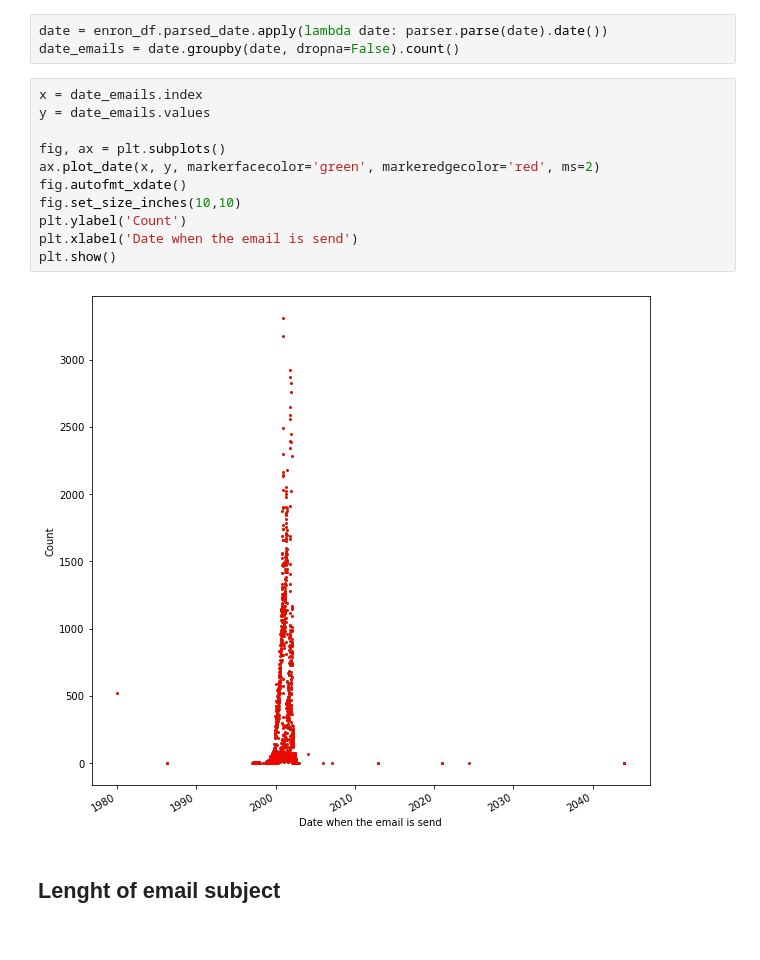
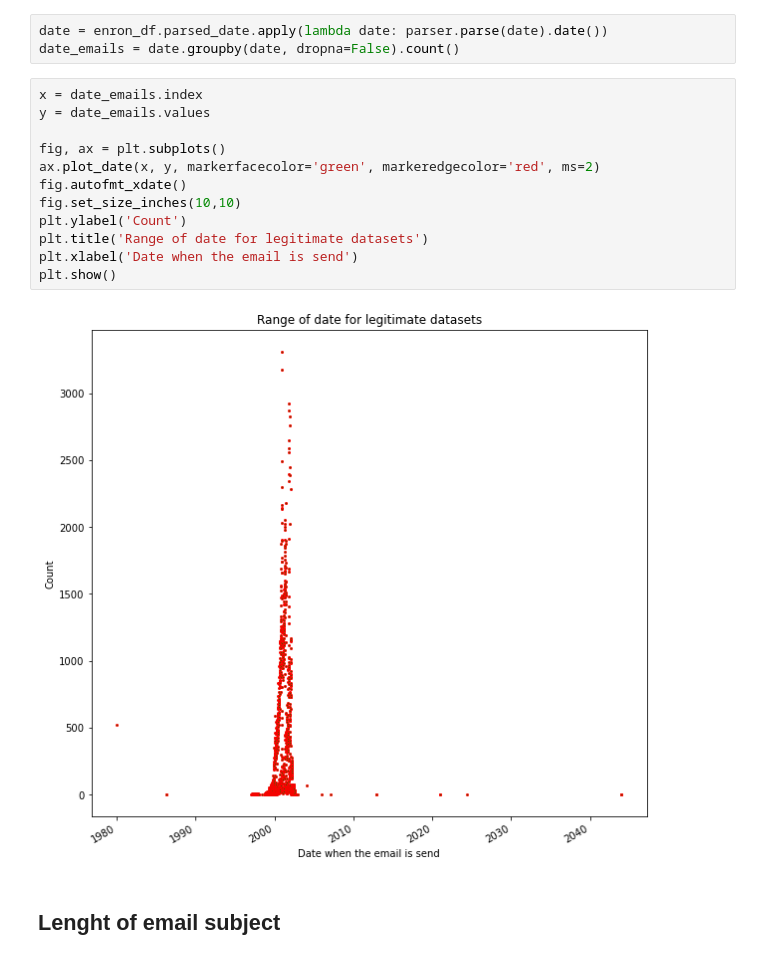
Before and after one commit to chandieka/PhishingClassifier, a Jupyter notebook: visualization.ipynb, the cells around one changed output. Saved outputs shown, nothing was run; the diff lists cells and outputs as text.

```diff
--- a/visualization.ipynb
+++ b/visualization.ipynb
@@ -94,16 +112,17 @@ date_emails = date.groupby(date, dropna=False).count()
 # %%
 x = date_emails.index
 y = date_emails.values
 
 fig, ax = plt.subplots()
 ax.plot_date(x, y, markerfacecolor='green', markeredgecolor='red', ms=2)
 fig.autofmt_xdate()
 fig.set_size_inches(10,10)
 plt.ylabel('Count')
+plt.title('Range of date for legitimate datasets')
 plt.xlabel('Date when the email is send')
 plt.show()
 # %% [output]
-[figure, old version]
+[figure, new version]
 # %% [markdown]
 ## Lenght of email subject
 # %%
```
Also changed, not shown: parts of 20 cells of this notebook.
